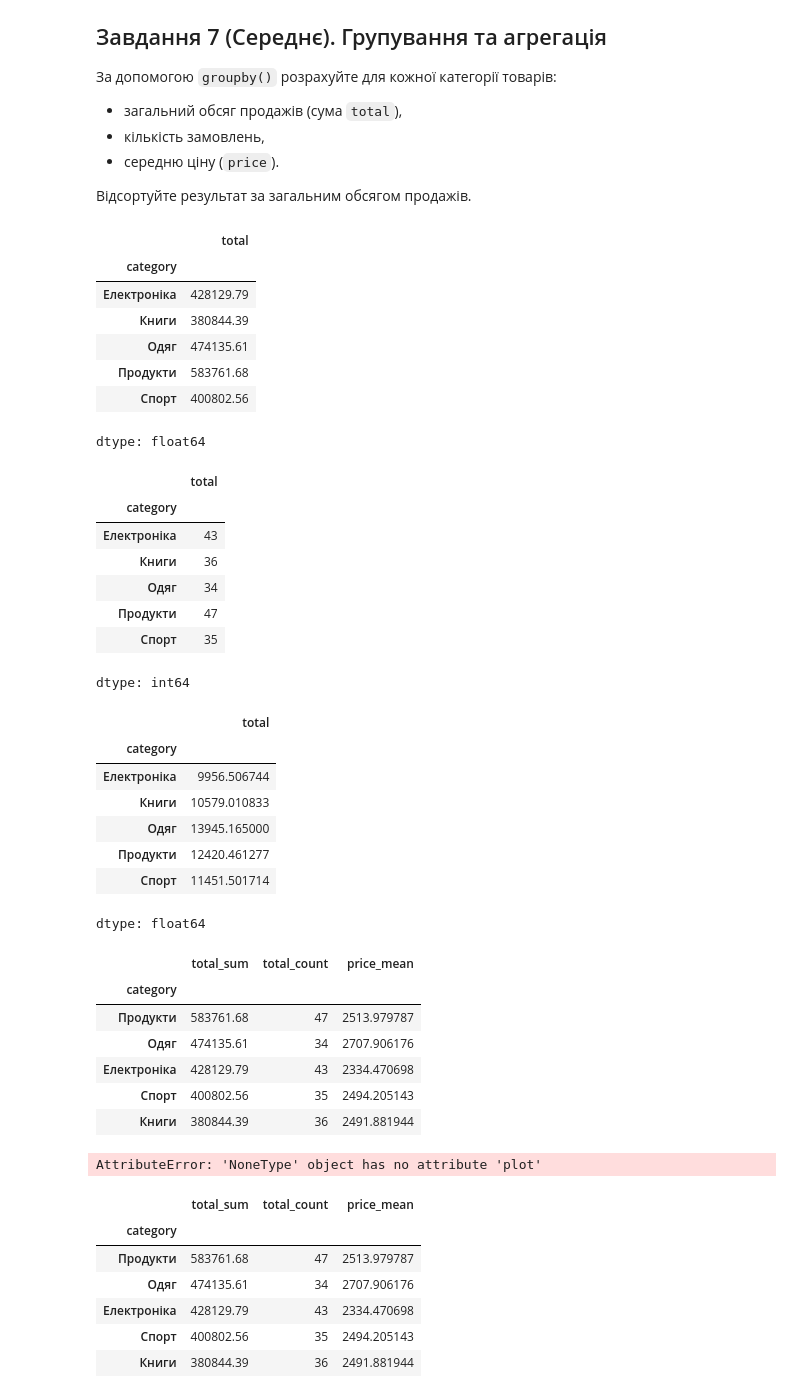
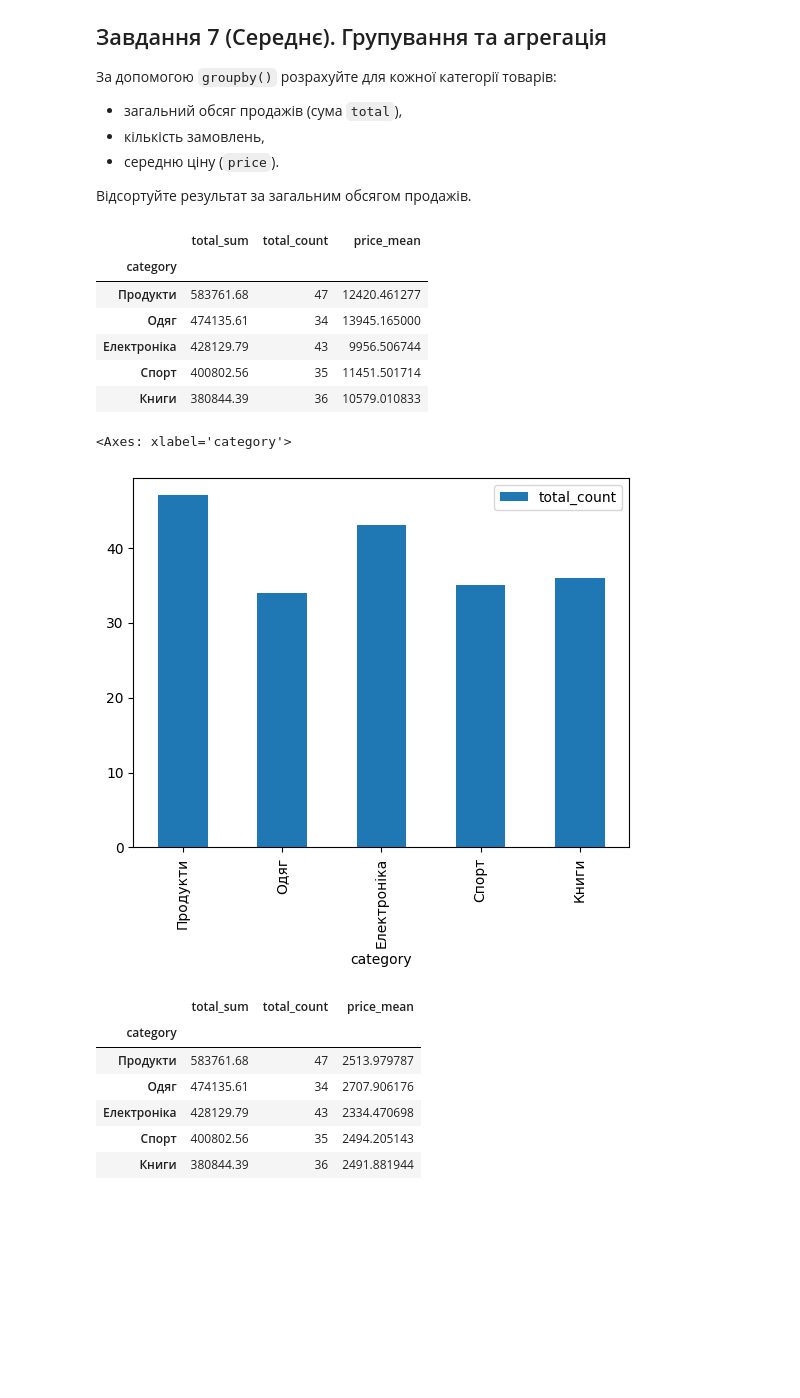
Before and after one commit to ParusSlava/DTA_2026, a Jupyter notebook: classmade/28_05_26_pandas_tasks_beginners_DTA.ipynb, the cells around one changed output. Saved outputs shown, nothing was run; the diff lists cells and outputs as text; code cells hidden in the pictures; blank space fills up the shorter version.

```diff
--- a/classmade/28_05_26_pandas_tasks_beginners_DTA.ipynb
+++ b/classmade/28_05_26_pandas_tasks_beginners_DTA.ipynb
@@ -242,46 +268,25 @@ df.sort_values('total', ascending=False).head(10)
 Відсортуйте результат за загальним обсягом продажів.
 # %%
 # Ваш код тут
-display(df.groupby('category')['total'].sum())
-display(df.groupby('category')['total'].count())
-display(df.groupby('category')['total'].mean())
+df_grouped = df.groupby('category').agg(
+    total_sum=('total', 'sum'),
+    total_count=('total', 'count'),
+    price_mean=('total', 'mean')
+).sort_values('total_sum', ascending=False)
 
-display(df.groupby('category').agg(total_sum = ('total', 'sum'),
-                                   total_count = ('total', 'count'),
-                                   price_mean = ('price', 'mean')).sort_values('total_sum', ascending=False)).plot(kind ='bar', y = 'total_count')
+display(df_grouped)
+
+df_grouped.plot(kind='bar', y='total_count')
 # %% [output]
-|  | total |
-| category |  |
-| Електроніка | 428129.79 |
-| Книги | 380844.39 |
-| Одяг | 474135.61 |
-| Продукти | 583761.68 |
-| Спорт | 400802.56 |
+|  | total_sum | total_count | price_mean |
+| category |  |  |  |
+| Продукти | 583761.68 | 47 | 12420.461277 |
+| Одяг | 474135.61 | 34 | 13945.165000 |
+| Електроніка | 428129.79 | 43 | 9956.506744 |
+| Спорт | 400802.56 | 35 | 11451.501714 |
+| Книги | 380844.39 | 36 | 10579.010833 |
-dtype: float64
+<Axes: xlabel='category'>
-|  | total |
-| category |  |
-| Електроніка | 43 |
-| Книги | 36 |
-| Одяг | 34 |
-| Продукти | 47 |
-| Спорт | 35 |
-dtype: int64
-|  | total |
-| category |  |
-| Електроніка | 9956.506744 |
-| Книги | 10579.010833 |
-| Одяг | 13945.165000 |
-| Продукти | 12420.461277 |
-| Спорт | 11451.501714 |
-dtype: float64
-|  | total_sum | total_count | price_mean |
-| category |  |  |  |
-| Продукти | 583761.68 | 47 | 2513.979787 |
-| Одяг | 474135.61 | 34 | 2707.906176 |
-| Електроніка | 428129.79 | 43 | 2334.470698 |
-| Спорт | 400802.56 | 35 | 2494.205143 |
-| Книги | 380844.39 | 36 | 2491.881944 |
-AttributeError: 'NoneType' object has no attribute 'plot'
+[figure, added]
 # %%
 df_grouped = df.groupby('category').agg(
     total_sum=('total', 'sum'),
```
Also changed, not shown: parts of 40 cells of this notebook.
